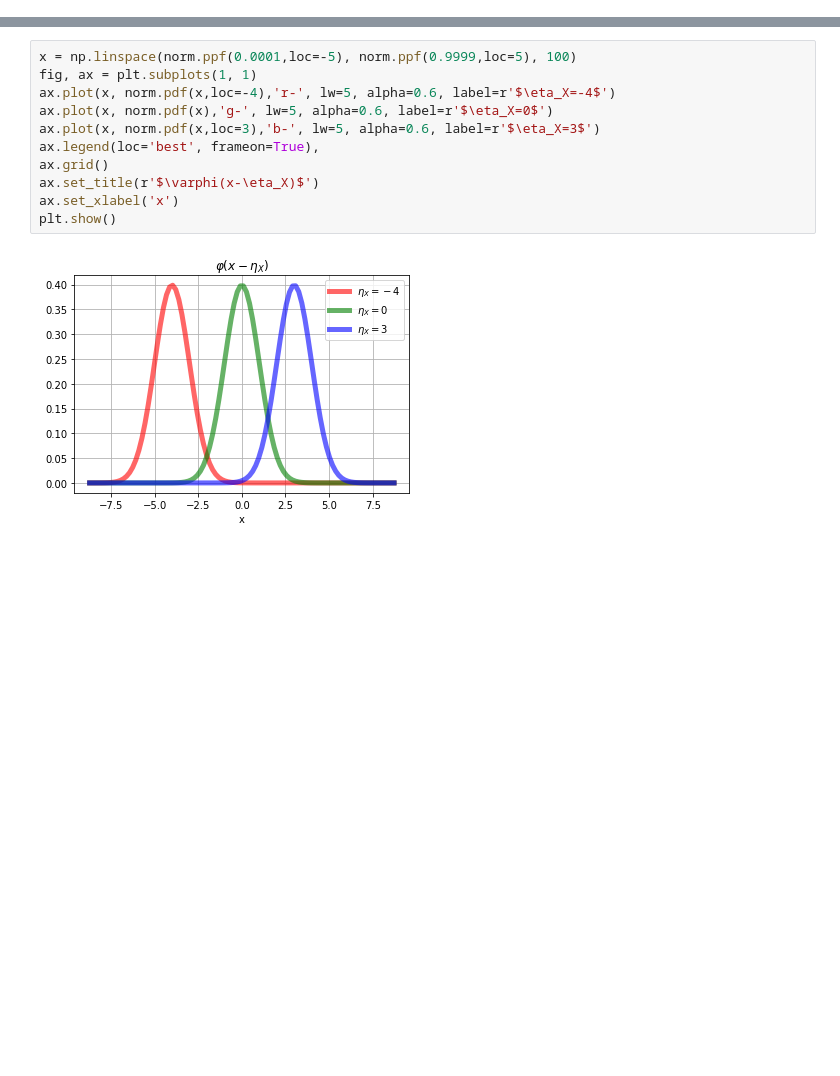
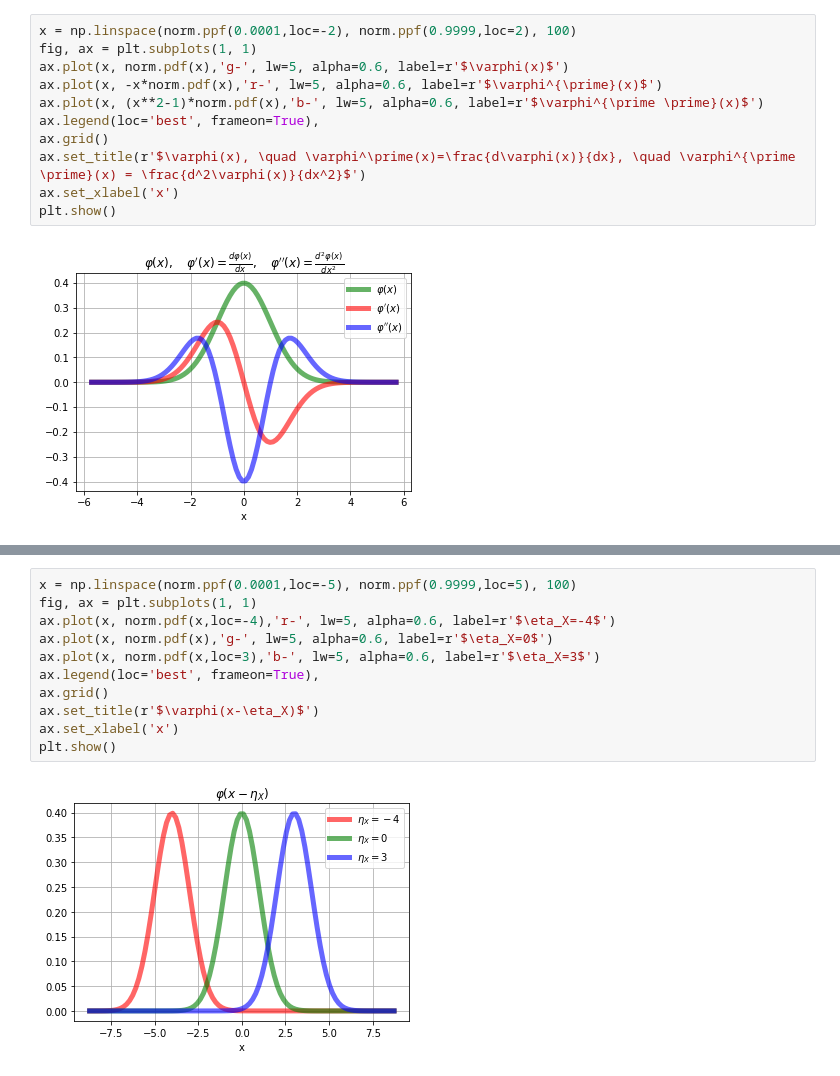
Before and after one commit to jruizalz/EPE-ULPGC, a Jupyter notebook: Bloque_2/4.DistribucionesContinuasHabituales.ipynb, the cells around one changed output, grey strips where cells are left out. Cells and saved outputs as stored; diff of their text form; blank space fills up the shorter version.

```diff
--- a/Bloque_2/4.DistribucionesContinuasHabituales.ipynb
+++ b/Bloque_2/4.DistribucionesContinuasHabituales.ipynb
@@ -16,0 +211,13 @@ $$\varphi(x) >0 \quad \forall x \in \mathbb{R}\\
+# %%
+x = np.linspace(norm.ppf(0.0001,loc=-2), norm.ppf(0.9999,loc=2), 100)
+fig, ax = plt.subplots(1, 1)
+ax.plot(x, norm.pdf(x),'g-', lw=5, alpha=0.6, label=r'$\varphi(x)$')
+ax.plot(x, -x*norm.pdf(x),'r-', lw=5, alpha=0.6, label=r'$\varphi^{\prime}(x)$')
+ax.plot(x, (x**2-1)*norm.pdf(x),'b-', lw=5, alpha=0.6, label=r'$\varphi^{\prime \prime}(x)$')
+ax.legend(loc='best', frameon=True),
+ax.grid()
+ax.set_title(r'$\varphi(x), \quad \varphi^\prime(x)=\frac{d\varphi(x)}{dx}, \quad \varphi^{\prime \prime}(x) = \frac{d^2\varphi(x)}{dx^2}$')
+ax.set_xlabel('x')
+plt.show()
+# %% [output]
+[figure, added]
```
Also changed, not shown: parts of 45 cells of this notebook, 4 other files.
